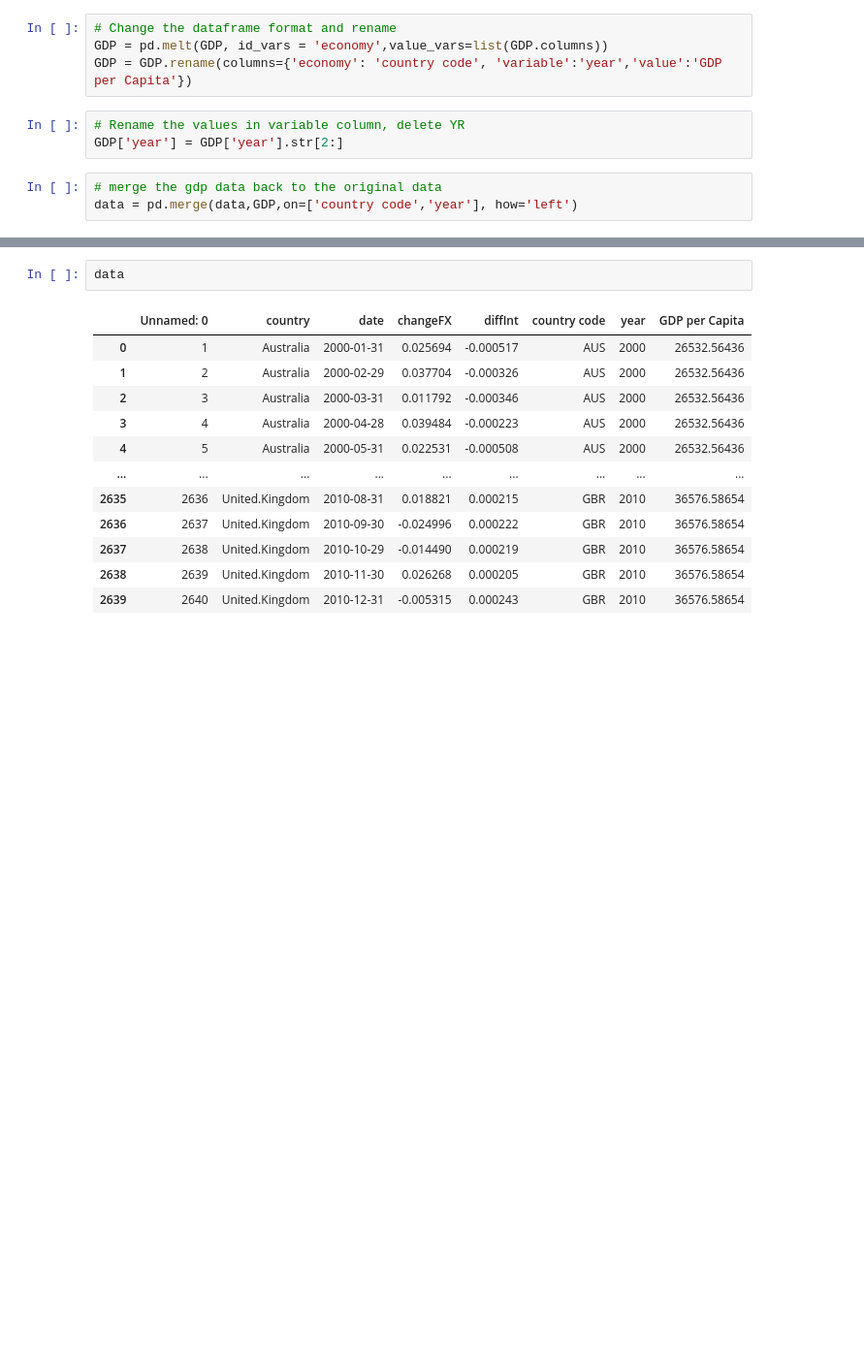
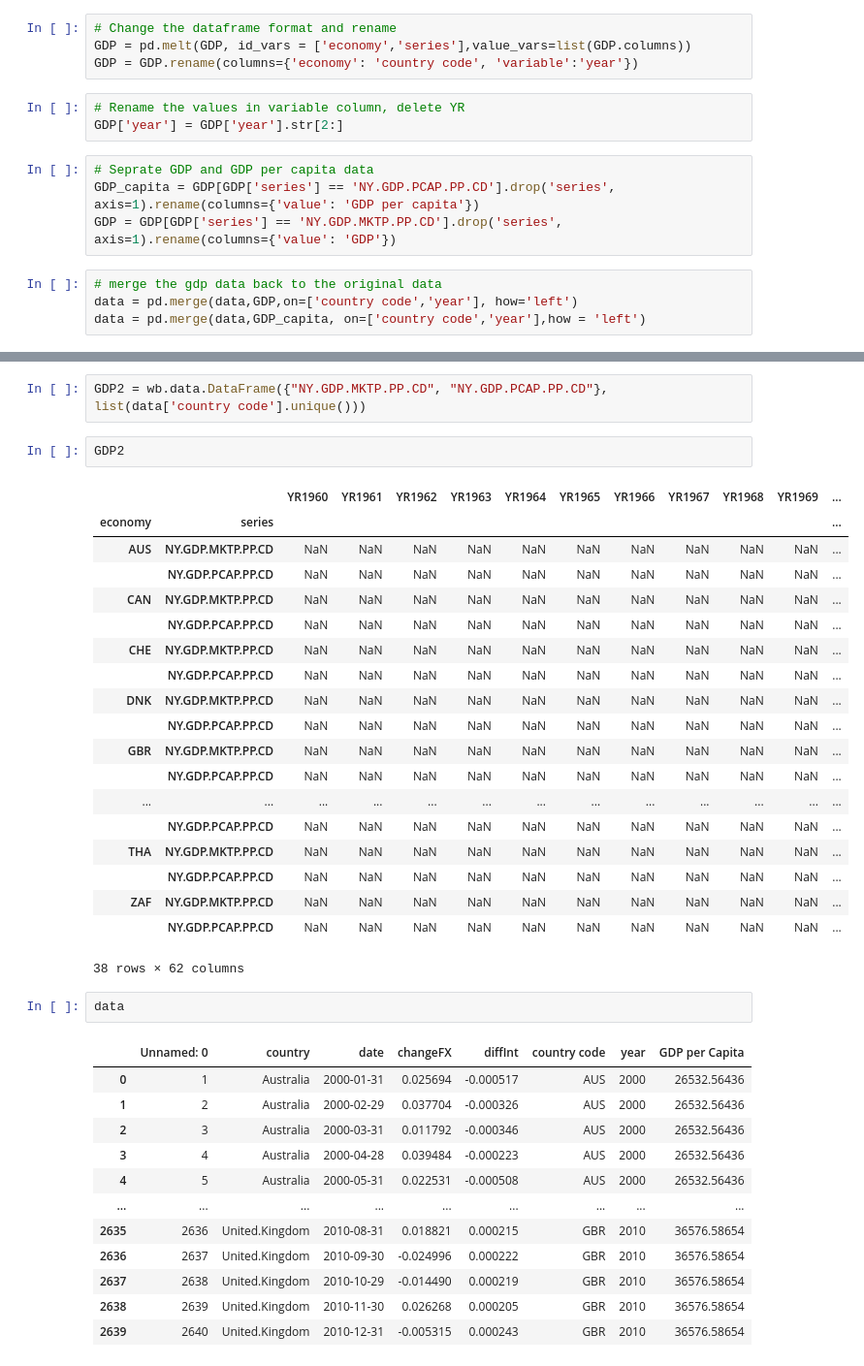
Before and after one commit to Weizhe1215/IF-Group_project, a Jupyter notebook: GHW1.ipynb, the cells around one changed output, grey strips where cells are left out. Shown: that part at 97% size. Drawn from its saved outputs; the diff is of its cells as text; blank space fills up the shorter version.

```diff
--- a/GHW1.ipynb
+++ b/GHW1.ipynb
@@ -60,10 +61,15 @@ GDP['economy'] = GDP.index
 # %%
 # Change the dataframe format and rename
-GDP = pd.melt(GDP, id_vars = 'economy',value_vars=list(GDP.columns))
-GDP = GDP.rename(columns={'economy': 'country code', 'variable':'year','value':'GDP per Capita'})
+GDP = pd.melt(GDP, id_vars = ['economy','series'],value_vars=list(GDP.columns))
+GDP = GDP.rename(columns={'economy': 'country code', 'variable':'year'})
 # %%
 # Rename the values in variable column, delete YR
 GDP['year'] = GDP['year'].str[2:]
+# %%
+# Seprate GDP and GDP per capita data
+GDP_capita = GDP[GDP['series'] == 'NY.GDP.PCAP.PP.CD'].drop('series', axis=1).rename(columns={'value': 'GDP per capita'})
+GDP = GDP[GDP['series'] == 'NY.GDP.MKTP.PP.CD'].drop('series', axis=1).rename(columns={'value': 'GDP'})
 # %%
 # merge the gdp data back to the original data
 data = pd.merge(data,GDP,on=['country code','year'], how='left')
+data = pd.merge(data,GDP_capita, on=['country code','year'],how = 'left')
@@ -70,3 +132,27 @@ data = pd.merge(data,GDP,on=['country code','year'], how='left')
+# %%
+GDP2 = wb.data.DataFrame({"NY.GDP.MKTP.PP.CD", "NY.GDP.PCAP.PP.CD"}, list(data['country code'].unique()))
+# %%
+GDP2
+# %% [output]
+|  |  | YR1960 | YR1961 | YR1962 | YR1963 | YR1964 | YR1965 | YR1966 | YR1967 | YR1968 | YR1969 | ... |
+| economy | series |  |  |  |  |  |  |  |  |  |  | ... |
+| AUS | NY.GDP.MKTP.PP.CD | NaN | NaN | NaN | NaN | NaN | NaN | NaN | NaN | NaN | NaN | ... |
+|  | NY.GDP.PCAP.PP.CD | NaN | NaN | NaN | NaN | NaN | NaN | NaN | NaN | NaN | NaN | ... |
+| CAN | NY.GDP.MKTP.PP.CD | NaN | NaN | NaN | NaN | NaN | NaN | NaN | NaN | NaN | NaN | ... |
+|  | NY.GDP.PCAP.PP.CD | NaN | NaN | NaN | NaN | NaN | NaN | NaN | NaN | NaN | NaN | ... |
+| CHE | NY.GDP.MKTP.PP.CD | NaN | NaN | NaN | NaN | NaN | NaN | NaN | NaN | NaN | NaN | ... |
+|  | NY.GDP.PCAP.PP.CD | NaN | NaN | NaN | NaN | NaN | NaN | NaN | NaN | NaN | NaN | ... |
+| DNK | NY.GDP.MKTP.PP.CD | NaN | NaN | NaN | NaN | NaN | NaN | NaN | NaN | NaN | NaN | ... |
+|  | NY.GDP.PCAP.PP.CD | NaN | NaN | NaN | NaN | NaN | NaN | NaN | NaN | NaN | NaN | ... |
+| GBR | NY.GDP.MKTP.PP.CD | NaN | NaN | NaN | NaN | NaN | NaN | NaN | NaN | NaN | NaN | ... |
+|  | NY.GDP.PCAP.PP.CD | NaN | NaN | NaN | NaN | NaN | NaN | NaN | NaN | NaN | NaN | ... |
+| ... | ... | ... | ... | ... | ... | ... | ... | ... | ... | ... | ... | ... |
+|  | NY.GDP.PCAP.PP.CD | NaN | NaN | NaN | NaN | NaN | NaN | NaN | NaN | NaN | NaN | ... |
+| THA | NY.GDP.MKTP.PP.CD | NaN | NaN | NaN | NaN | NaN | NaN | NaN | NaN | NaN | NaN | ... |
+|  | NY.GDP.PCAP.PP.CD | NaN | NaN | NaN | NaN | NaN | NaN | NaN | NaN | NaN | NaN | ... |
+| ZAF | NY.GDP.MKTP.PP.CD | NaN | NaN | NaN | NaN | NaN | NaN | NaN | NaN | NaN | NaN | ... |
+|  | NY.GDP.PCAP.PP.CD | NaN | NaN | NaN | NaN | NaN | NaN | NaN | NaN | NaN | NaN | ... |
+38 rows × 62 columns
 # %%
 data
 # %% [output]
```
Also changed, not shown: parts of 8 cells of this notebook.
